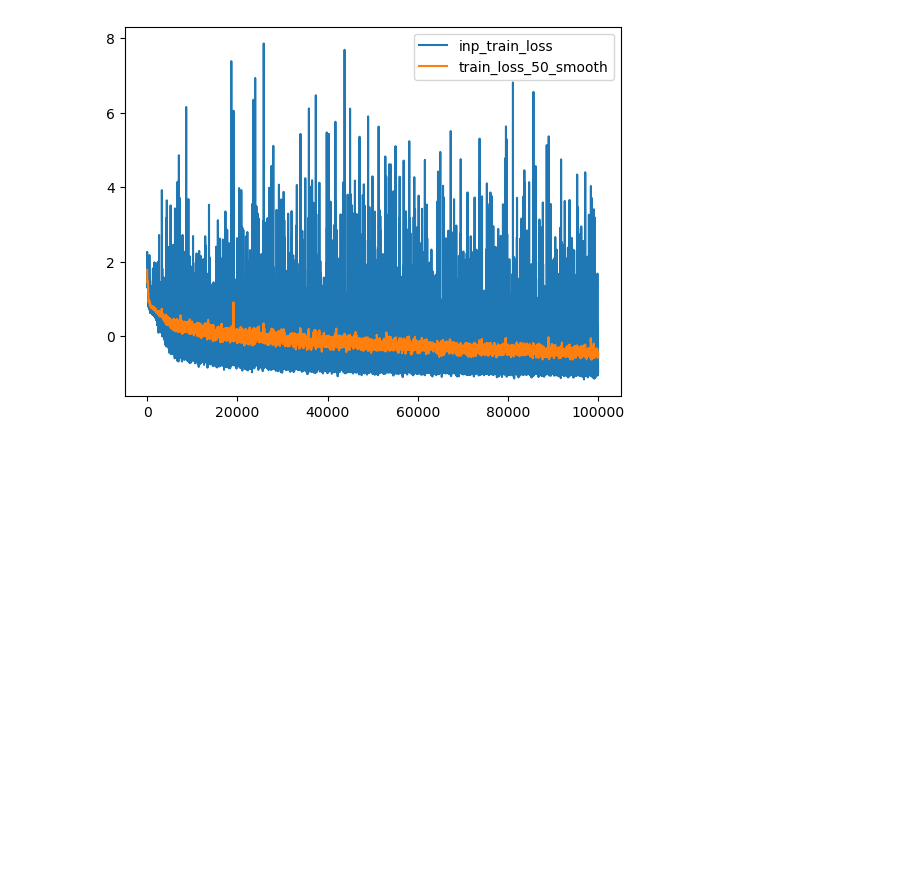
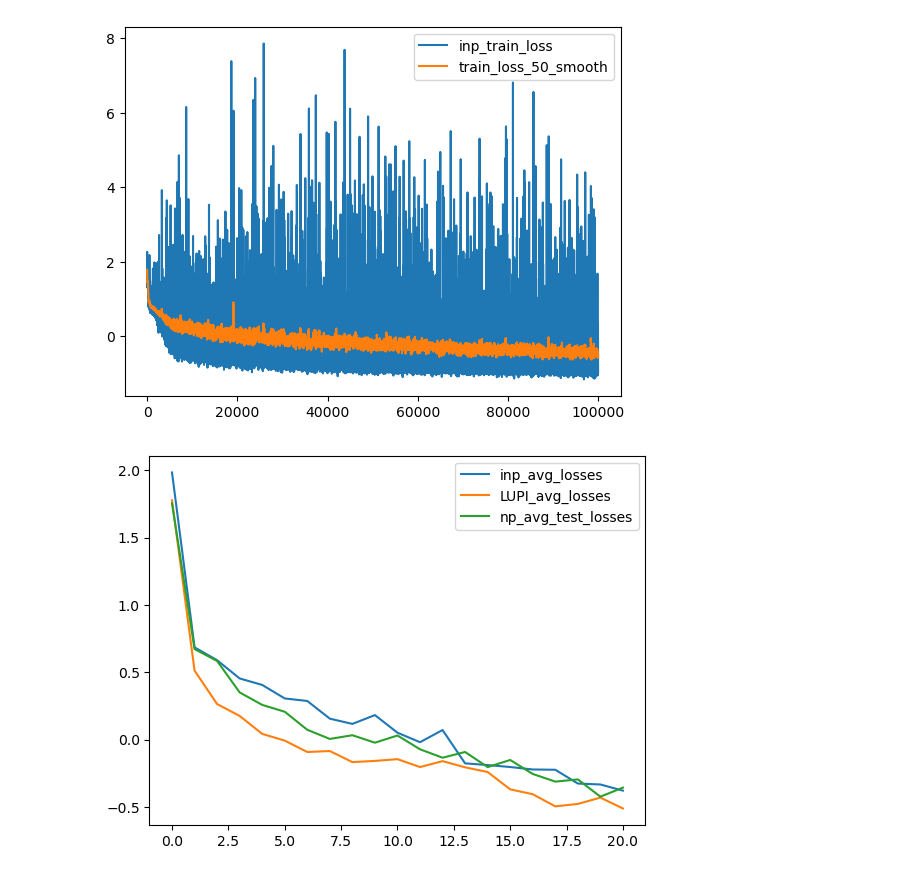
Before and after one commit to will-hd/IML, a Jupyter notebook: notebooks/WIP_1D_GP_experiments.ipynb, the cells around one changed output. Cells and saved outputs as stored; diff of their text form; code cells hidden in the pictures; blank space fills up the shorter version.

```diff
--- a/notebooks/WIP_1D_GP_experiments.ipynb
+++ b/notebooks/WIP_1D_GP_experiments.ipynb
@@ -685,3 +760,11 @@ Test loss: -0.3795530889204238
 iter 100001: Avg. Loss SLOW = -4.3060594513148756
 [figure]
 [figure]
+# %%
+plt.plot(inp_avg_losses, label='inp_avg_losses')
+plt.plot(LUPI_np_avg_losses, label='LUPI_avg_losses')
+plt.plot(np_avg_test_losses, label='np_avg_test_losses')
+plt.legend()
+plt.show()
+# %% [output]
+[figure, added]
```
Also changed, not shown: parts of 1 cell of this notebook, 3 other files.
